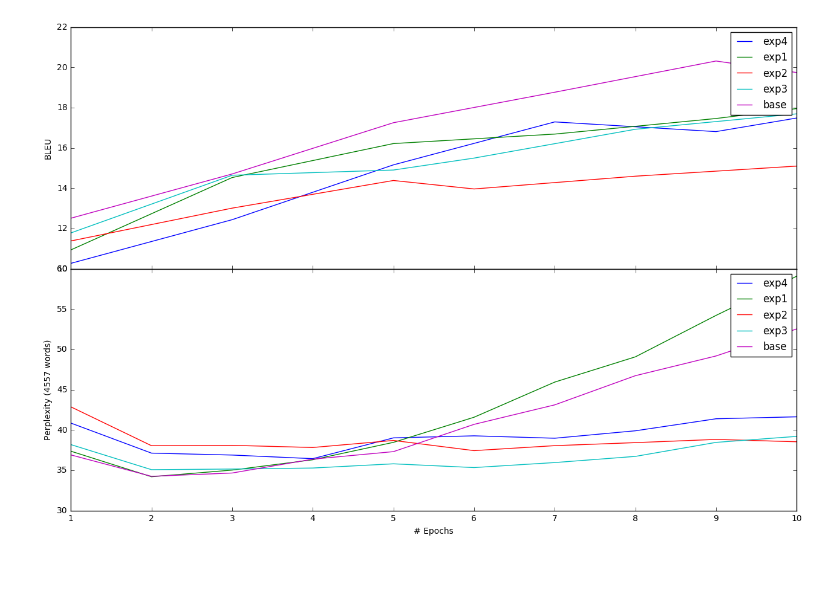
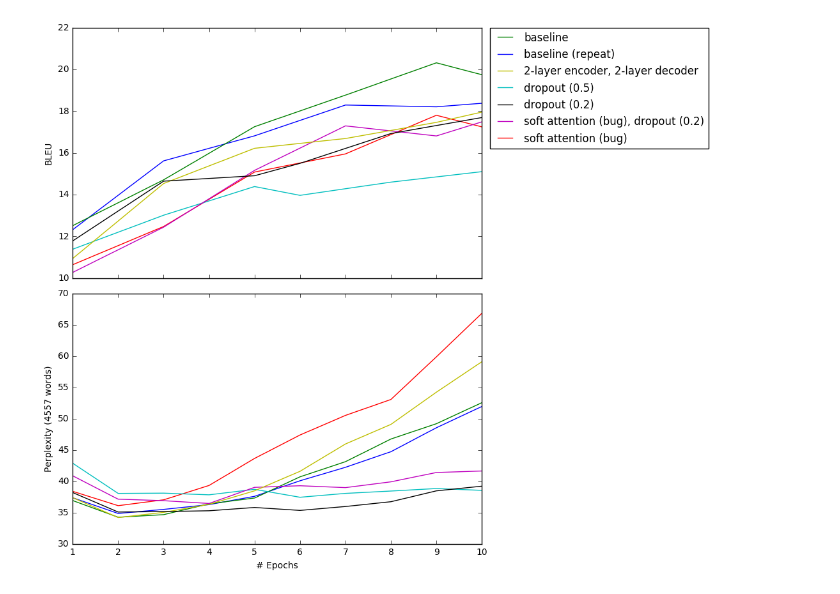
Before and after one commit to pepijnkokke/UoE-MT2-NMT, a Jupyter notebook: part2.ipynb, the cells around one changed output. Drawn from its saved outputs; the diff is of its cells as text; code cells hidden in the pictures.

Commit message:
Added scores from base2 and exp5.

```diff
--- a/part2.ipynb
+++ b/part2.ipynb
@@ -5,13 +5,22 @@ from matplotlib        import pyplot as plt
 from matplotlib.ticker import NullFormatter
 # %%
 data = {
-    'base': {
+    'base1': {
         'bleu': [
             ( 0, 12.508 ), ( 2, 14.704 ), ( 4, 17.249 ), ( 6, 18.762 ), ( 8, 20.311 ), ( 9, 19.740 ),
         ],
         'pplx': [
             ( 0, 36.8988 ), ( 1, 34.2411 ), ( 2, 34.6503 ), ( 3, 36.3722 ), ( 4, 37.3043 ),
             ( 5, 40.6900 ), ( 6, 43.1084 ), ( 7, 46.7289 ), ( 8, 49.1755 ), ( 9, 52.5328 ),
+        ]
+    },
+    'base2': {
+        'bleu': [
+            ( 0, 12.314 ), ( 2, 15.613 ), ( 4, 16.812 ), ( 6, 18.288 ), ( 8, 18.204 ), ( 9, 18.372 ),
+        ],
+        'pplx': [
+            ( 0, 37.3465 ), ( 1, 34.8395 ), ( 2, 35.4873 ), ( 3, 36.2512 ), ( 4, 37.5790 ),
+            ( 5, 40.0573 ), ( 6, 42.2125 ), ( 7, 44.7041 ), ( 8, 48.5298 ), ( 9, 51.9253 ),
         ]
     },
     'exp1': {
@@ -49,31 +58,50 @@ data = {
             ( 0, 40.8514 ), ( 1, 37.1197 ), ( 2, 36.8783 ), ( 3, 36.4338 ), ( 4, 39.0103 ),
             ( 5, 39.2655 ), ( 6, 38.9666 ), ( 7, 39.8910 ), ( 8, 41.3824 ), ( 9, 41.6246 ),
         ]
+    },
+    'exp5': {
+        'bleu': [
+            ( 0, 10.636 ), ( 2, 12.468 ), ( 4, 15.076 ), ( 6, 15.946 ), ( 8, 17.798 ), ( 9, 17.241 ),
+        ],
+        'pplx': [
+            ( 0, 38.3770 ), ( 1, 36.0824 ), ( 2, 37.0157 ), ( 3, 39.3133 ), ( 4, 43.6265 ),
+            ( 5, 47.3698 ), ( 6, 50.5002 ), ( 7, 53.0464 ), ( 8, 59.8555 ), ( 9, 66.8066 ),
+        ]
     }
 }
+name = {
+    'base1' : 'baseline',
+    'base2' : 'baseline (repeat)',
+    'exp1'  : '2-layer encoder, 2-layer decoder',
+    'exp2'  : 'dropout (0.5)',
+    'exp3'  : 'dropout (0.2)',
+    'exp4'  : 'soft attention (bug), dropout (0.2)',
+    'exp5'  : 'soft attention (bug)',
+}
 # %%
-plt.figure(1, figsize=(12,8))
+plt.figure(1, figsize=(8,8))
 
-bleu = plt.axes([0.0, 0.5, 1.0, 0.5])
-pplx = plt.axes([0.0, 0.0, 1.0, 0.5])
+bleu = plt.axes([0.0, 0.52, 0.8, 0.49])
+pplx = plt.axes([0.0, 0.0 , 0.8, 0.49])
 
 for key, val in data.items():
     epoch, bleu_score = zip(*val['bleu'])
     epoch = [e + 1 for e in epoch]
     bleu.plot(epoch, bleu_score, label=key)
     epoch, pplx_score = zip(*val['pplx'])
     epoch = [e + 1 for e in epoch]
     pplx.plot(epoch, pplx_score, label=key)
 
 nullfmt = NullFormatter()
 bleu.xaxis.set_major_formatter(nullfmt)
 bleu.set_ylabel('BLEU')
 pplx.set_ylabel('Perplexity (4557 words)')
 pplx.set_xlabel('# Epochs')
 
-bleu.legend()
-pplx.legend()
+handles, labels = bleu.get_legend_handles_labels()
+handles, labels = zip(*map(lambda t: (t[0], name[t[1]]),sorted(zip(handles, labels), key=lambda t: t[1])))
+bleu.legend(handles, labels, bbox_to_anchor=(1.02, 1), loc=2, borderaxespad=0.)
 
 plt.show()
 # %% [output]
-[figure, old version]
+[figure, new version]
```
Also changed, not shown: 1 other file.
